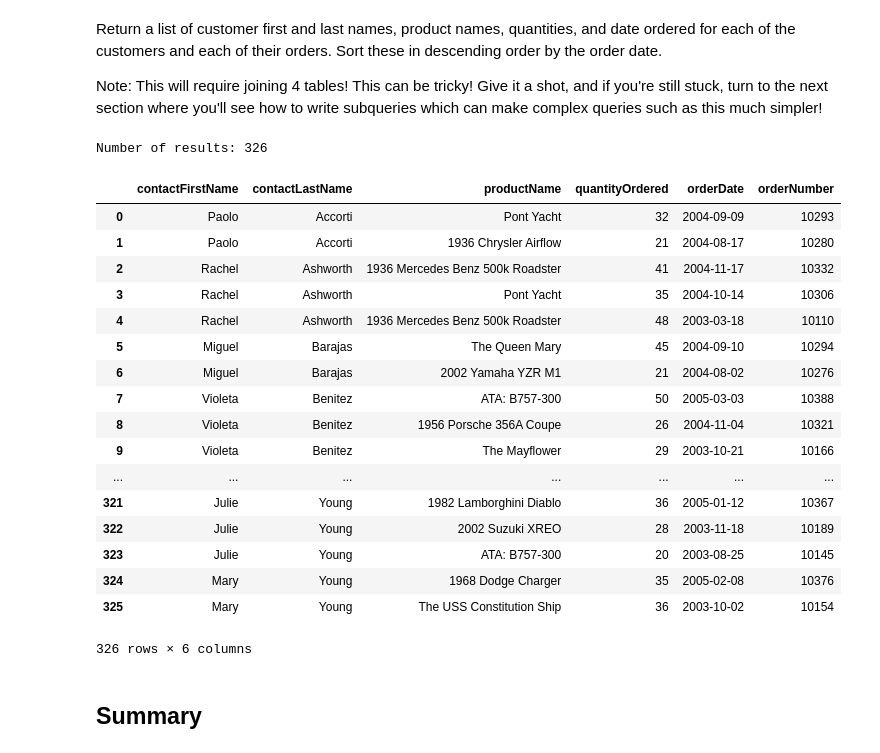
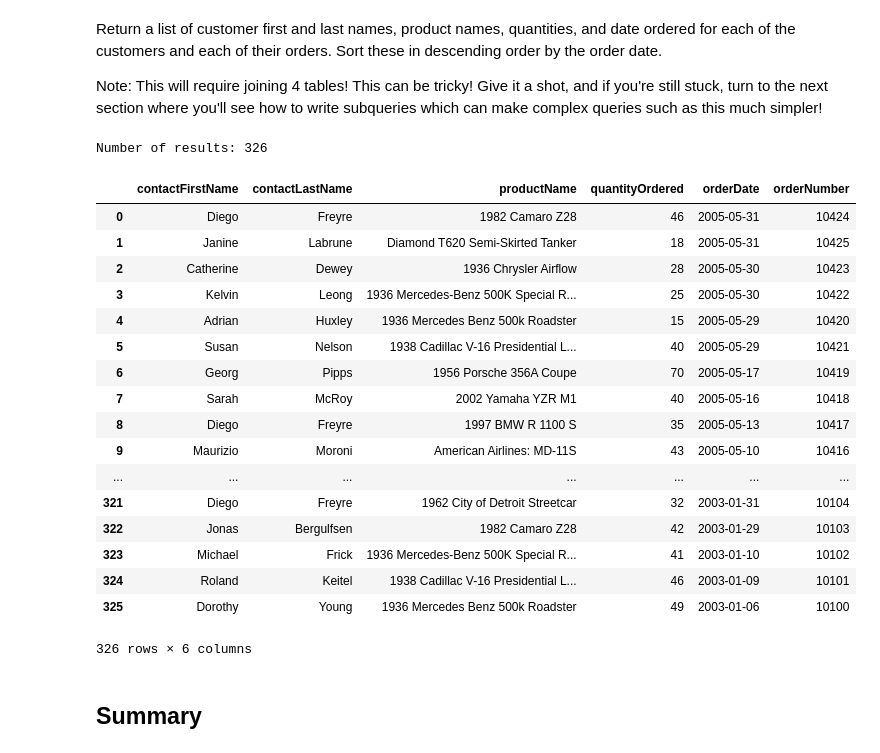
Before and after one commit to npschafer/dsc-one-to-many-and-many-to-many-joins-lab-houston-ds-042219, a Jupyter notebook: index.ipynb, the cells around one changed output. Saved outputs shown, nothing was run; the diff lists cells and outputs as text; code cells hidden in the pictures.

```diff
--- a/index.ipynb
+++ b/index.ipynb
@@ -138,35 +138,35 @@ Note: This will require joining 4 tables! This can be tricky! Give it a shot, an
 # %%
 cur.execute('''SELECT contactFirstName, contactLastName, productName, quantityOrdered, orderDate , orderNumber
                FROM orders o
                JOIN orderdetails od USING(orderNumber)
                JOIN customers c USING(customerNumber)
                JOIN products p USING(productCode)
                GROUP BY contactLastName, contactFirstName, orderNumber
-               ORDER BY contactLastName ASC, contactFirstName ASC, orderDate DESC''')
+               ORDER BY orderDate DESC''')
 # GROUP BY contactFirstName, contactLastName, orderNumber
 df = pd.DataFrame(cur.fetchall())
 df.columns = [i[0] for i in cur.description]
 print('Number of results:', len(df))
 df
 # %% [output]
 Number of results: 326
 |  | contactFirstName | contactLastName | productName | quantityOrdered | orderDate | orderNumber |
-| 0 | Paolo | Accorti | Pont Yacht | 32 | 2004-09-09 | 10293 |
-| 1 | Paolo | Accorti | 1936 Chrysler Airflow | 21 | 2004-08-17 | 10280 |
-| 2 | Rachel | Ashworth | 1936 Mercedes Benz 500k Roadster | 41 | 2004-11-17 | 10332 |
-| 3 | Rachel | Ashworth | Pont Yacht | 35 | 2004-10-14 | 10306 |
-| 4 | Rachel | Ashworth | 1936 Mercedes Benz 500k Roadster | 48 | 2003-03-18 | 10110 |
-| 5 | Miguel | Barajas | The Queen Mary | 45 | 2004-09-10 | 10294 |
-| 6 | Miguel | Barajas | 2002 Yamaha YZR M1 | 21 | 2004-08-02 | 10276 |
-| 7 | Violeta | Benitez | ATA: B757-300 | 50 | 2005-03-03 | 10388 |
-| 8 | Violeta | Benitez | 1956 Porsche 356A Coupe | 26 | 2004-11-04 | 10321 |
-| 9 | Violeta | Benitez | The Mayflower | 29 | 2003-10-21 | 10166 |
+| 0 | Diego | Freyre | 1982 Camaro Z28 | 46 | 2005-05-31 | 10424 |
+| 1 | Janine | Labrune | Diamond T620 Semi-Skirted Tanker | 18 | 2005-05-31 | 10425 |
+| 2 | Catherine | Dewey | 1936 Chrysler Airflow | 28 | 2005-05-30 | 10423 |
+| 3 | Kelvin | Leong | 1936 Mercedes-Benz 500K Special R... | 25 | 2005-05-30 | 10422 |
+| 4 | Adrian | Huxley | 1936 Mercedes Benz 500k Roadster | 15 | 2005-05-29 | 10420 |
+| 5 | Susan | Nelson | 1938 Cadillac V-16 Presidential L... | 40 | 2005-05-29 | 10421 |
+| 6 | Georg | Pipps | 1956 Porsche 356A Coupe | 70 | 2005-05-17 | 10419 |
+| 7 | Sarah | McRoy | 2002 Yamaha YZR M1 | 40 | 2005-05-16 | 10418 |
+| 8 | Diego | Freyre | 1997 BMW R 1100 S | 35 | 2005-05-13 | 10417 |
+| 9 | Maurizio | Moroni | American Airlines: MD-11S | 43 | 2005-05-10 | 10416 |
 | ... | ... | ... | ... | ... | ... | ... |
-| 321 | Julie | Young | 1982 Lamborghini Diablo | 36 | 2005-01-12 | 10367 |
-| 322 | Julie | Young | 2002 Suzuki XREO | 28 | 2003-11-18 | 10189 |
-| 323 | Julie | Young | ATA: B757-300 | 20 | 2003-08-25 | 10145 |
-| 324 | Mary | Young | 1968 Dodge Charger | 35 | 2005-02-08 | 10376 |
-| 325 | Mary | Young | The USS Constitution Ship | 36 | 2003-10-02 | 10154 |
+| 321 | Diego | Freyre | 1962 City of Detroit Streetcar | 32 | 2003-01-31 | 10104 |
+| 322 | Jonas | Bergulfsen | 1982 Camaro Z28 | 42 | 2003-01-29 | 10103 |
+| 323 | Michael | Frick | 1936 Mercedes-Benz 500K Special R... | 41 | 2003-01-10 | 10102 |
+| 324 | Roland | Keitel | 1938 Cadillac V-16 Presidential L... | 46 | 2003-01-09 | 10101 |
+| 325 | Dorothy | Young | 1936 Mercedes Benz 500k Roadster | 49 | 2003-01-06 | 10100 |
 326 rows × 6 columns
 # %% [markdown]
 ## Summary
```
